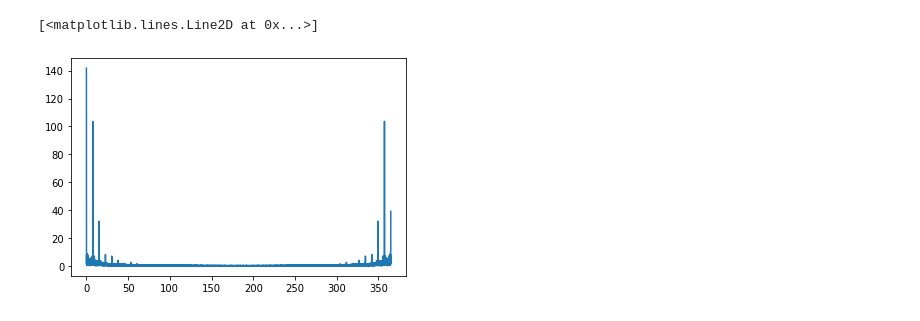
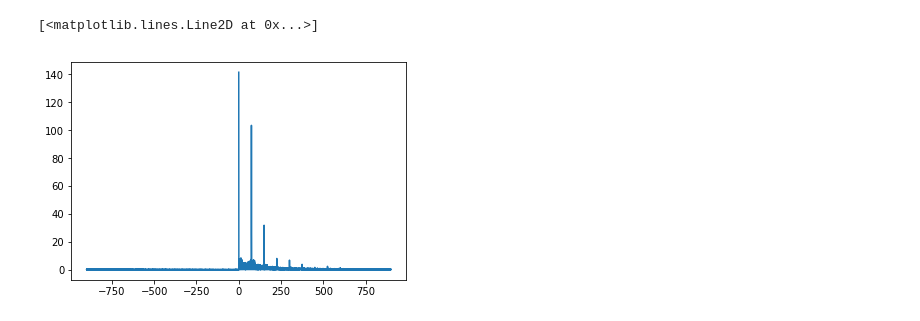
Before and after one commit to FlanFlanagan/solar_data, a Jupyter notebook: Untitled.ipynb, the cells around one changed output. Saved outputs shown, nothing was run; the diff lists cells and outputs as text; code cells hidden in the pictures.

```diff
--- a/Untitled.ipynb
+++ b/Untitled.ipynb
@@ -75,10 +71,11 @@ plt.plot(test)
 # %%
 import numpy.fft as fft
 fast = fft.fft(test)
+l = int(17520/2)
+fast = abs(fast[:l])
-# %%
-f = np.arange(0, 17520, 1)
-f = f/48
-plt.plot(f, abs(fast))
-# %% [output]
-[<matplotlib.lines.Line2D at 0x...>]
-[figure, removed]
+# %%
+p = fft.fftfreq(l, 1/1800)
+plt.plot(p, abs(fast)/17520)
+# %% [output]
+[<matplotlib.lines.Line2D at 0x...>]
+[figure, added]
```
Also changed, not shown: parts of 4 cells of this notebook, 18 other files.
